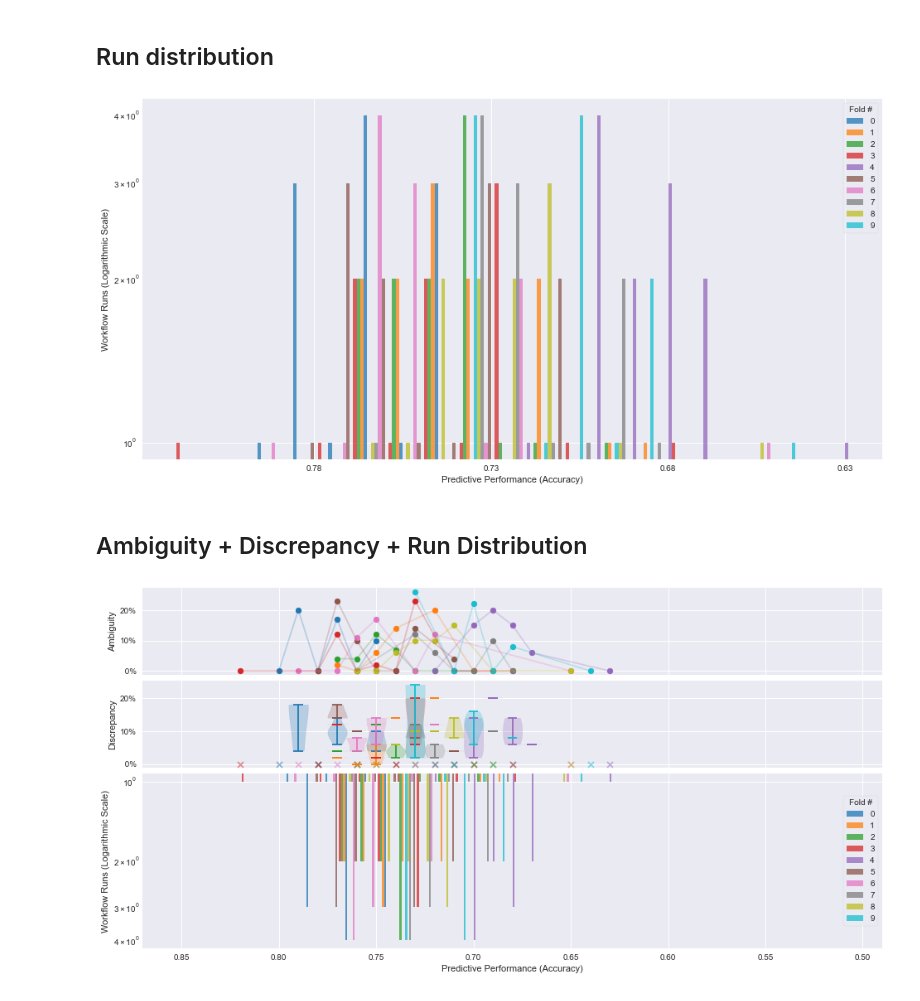
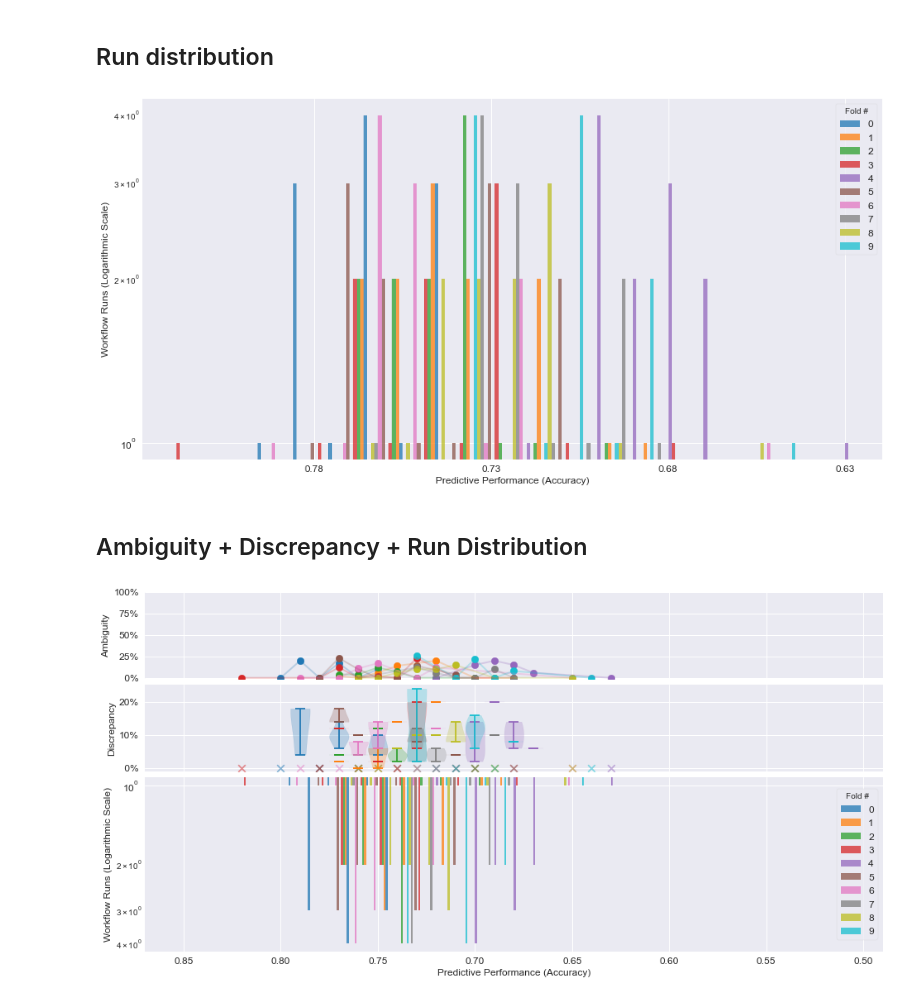
Before and after one commit to So-Cool/CrossModelFairness, a Jupyter notebook: notebooks/ambiguity.ipynb, the cells around one changed output. Cells and saved outputs as stored; diff of their text form; code cells hidden in the pictures.

```diff
--- a/notebooks/ambiguity.ipynb
+++ b/notebooks/ambiguity.ipynb
@@ -117,7 +116,7 @@ for fold_id in folds:
     ambiguity[fold_id]['total'] = amb.shape[0]
 
     if STORE_AMBIGUITY:
-        with open(f'run_cache/ambiguity/ambiguity_{task_id}_{flow_id}_{fold_id}.pkl', 'wb') as f:
+        with open(f'./run_cache/ambiguity/ambiguity_{task_id}_{flow_id}_{fold_id}.pkl', 'wb') as f:
             pickle.dump(ambiguity, f)
 # %% [output]
 Fold: 0: [====================================================================================================] 100%
@@ -250,7 +264,7 @@ for x_y, x_y_box, fold_id, c in zip(plotlines_discrepancy, plotlines_discrepancy
     labels.append((plt_patches.Patch(color=c),  # pc.get_facecolor().flatten()
                    fold_id))
     #
-    plt.scatter(no_box, [0]*len(no_box), marker='x', color=c, alpha=.5)
+    plt.scatter(no_box, [0]*len(no_box), marker='x', color=c, alpha=.5, s=75)
 
 if x_precision:
     plt.xticks(
@@ -260,15 +274,18 @@ if x_precision:
 f.axes[0].invert_xaxis()
 f.axes[0].yaxis.set_major_formatter(plt.FuncFormatter(lambda val, loc: f'{100*val:2.0f}%'))
 
-plt.xlabel('Predictive Performance (Accuracy)')
-plt.ylabel('Discrepancy')
+plt.xlabel('Predictive Performance (Accuracy)', fontsize=12)
+plt.ylabel('Discrepancy', fontsize=12)
+
+plt.xticks(fontsize=12)
+plt.yticks(fontsize=12)
 
 #plt.legend(title='Fold #', loc='upper right', frameon=True, framealpha=.75)  # , facecolor='white'
-plt.legend(*zip(*labels), title='Fold #', loc='upper right', frameon=True, framealpha=.75)  # , facecolor='white'
+plt.legend(*zip(*labels), title='Fold #', loc='upper right', frameon=True, framealpha=.75, fontsize=12)  # , facecolor='white'
 
 if save_fig:
     plt.savefig(
-        f'../figure/discrepancy_{task_id}_{flow_id}_{delta}.pdf',
+        f'./figures/discrepancy_{task_id}_{flow_id}_{delta}.pdf',
         dpi=300,
         bbox_inches='tight',
         pad_inches=0)
@@ -301,19 +318,22 @@ if x_precision:
         np.arange(min(x_range), max(x_range), x_precision)
     )
 
-plt.xlabel('Predictive Performance (Accuracy)')
-plt.ylabel('Workflow Runs (Logarithmic Scale)')
+plt.xlabel('Predictive Performance (Accuracy)', fontsize=12)
+plt.ylabel('Workflow Runs (Logarithmic Scale)', fontsize=12)
 
-plt.legend(title='Fold #', loc='upper right', frameon=True, framealpha=.75)  # , facecolor='white'
+plt.xticks(fontsize=12)
+plt.yticks(fontsize=12)
+
+plt.legend(title='Fold #', loc='upper right', frameon=True, framealpha=.75, fontsize=12)  # , facecolor='white'
 
 if save_fig:
     plt.savefig(
-        f'../figure/ambiguity_count_{task_id}_{flow_id}_{delta}.pdf',
+        f'./figures/ambiguity_count_{task_id}_{flow_id}_{delta}.pdf',
         dpi=300,
         bbox_inches='tight',
         pad_inches=0)
 # %% [output]
-[figure, old version]
+[figure, new version]
 # %% [markdown]
 ## Ambiguity + Discrepancy + Run Distribution
 # %%
@@ -325,8 +345,8 @@ fig2, (axis21, axis211, axis22) = plt.subplots(  # change
 x_range = set()
 for (x, y), fold_id, c in zip(plotlines, folds, colours):
     x_range = x_range.union(x)
-    axis21.plot(x, y, color=c, alpha=.25)
-    axis21.scatter(x, y, color=c, label=fold_id)
+    axis21.plot(x, y, color=c, alpha=.25, lw=2)
+    axis21.scatter(x, y, color=c, label=fold_id, s=75)
 
 # if x_precision:
 #     axis21.set_xticks(
@@ -336,7 +356,10 @@ for (x, y), fold_id, c in zip(plotlines, folds, colours):
 # axis21.invert_xaxis()
 axis21.yaxis.set_major_formatter(plt.FuncFormatter(lambda val, loc: f'{100*val:2.0f}%'))
 
-axis21.set_ylabel('Ambiguity')
+if task_id == 31: axis21.set_yticks(np.arange(0, 1.01, .25))
+axis21.tick_params(axis='y', labelsize=12)
+
+axis21.set_ylabel('Ambiguity', fontsize=12)
 
 #
 # axis21.legend(title='Fold #', loc='upper right', frameon=True, framealpha=.75)  # , facecolor='white'
@@ -369,7 +392,7 @@ for x_y, x_y_box, fold_id, c in zip(plotlines_discrepancy, plotlines_discrepancy
     violins['cmins'].set_color(c)
     violins['cmaxes'].set_color(c)
     #
-    axis211.scatter(no_box, [0]*len(no_box), marker='x', color=c, alpha=.5)
+    axis211.scatter(no_box, [0]*len(no_box), marker='x', color=c, alpha=.5, s=75)
 
 # if x_precision:
 #     plt.xticks(
@@ -379,7 +402,9 @@ for x_y, x_y_box, fold_id, c in zip(plotlines_discrepancy, plotlines_discrepancy
 # axis211.invert_xaxis()
 axis211.yaxis.set_major_formatter(plt.FuncFormatter(lambda val, loc: f'{100*val:2.0f}%'))
 
-axis211.set_ylabel('Discrepancy')
+axis211.tick_params(axis='y', labelsize=12)
+
+axis211.set_ylabel('Discrepancy', fontsize=12)
 
 # fig2
 shift = [-.005, -0.004, -0.003, -0.002, -0.001, 0, 0.001, 0.002, 0.003, 0.004]
@@ -392,41 +417,44 @@ for (x, y), fold_id, c in zip(plotlines_count, folds, colours):
             color=c, alpha=.75)
 
 if x_precision:
     x_range_min, x_range_max = min(x_range), max(x_range)
-    # x_range_min, x_range_max = .40, .99
-    x_range_min, x_range_max = .5, .87
-    # x_range_min, x_range_max = .7, .89
+    if task_id == 29: x_range_min, x_range_max = .40, .99
+    if task_id == 31: x_range_min, x_range_max = .5, .87
+    if task_id == 7592: x_range_min, x_range_max = .7, .89
     axis22.set_xticks(
         np.arange(x_range_min, x_range_max, x_precision)
     )
-    # axis22.set_xlim(.39, .99)
-    axis22.set_xlim(.49, .87)
-    # axis22.set_xlim(.69, .89)
+    if task_id == 29: axis22.set_xlim(.39, .99)
+    if task_id == 31: axis22.set_xlim(.49, .87)
+    if task_id == 7592: axis22.set_xlim(.69, .89)
 
 axis22.set_yscale('log')
 
 axis22.invert_xaxis()
 axis22.invert_yaxis()
 
-axis22.set_xlabel('Predictive Performance (Accuracy)')
-axis22.set_ylabel('Workflow Runs (Logarithmic Scale)')
+axis22.set_xlabel('Predictive Performance (Accuracy)', fontsize=12)
+axis22.set_ylabel('Workflow Runs (Logarithmic Scale)', fontsize=12)
+
+axis22.tick_params(axis='x', labelsize=12)
+axis22.tick_params(axis='y', labelsize=12)
 
 #
-axis22.legend(title='Fold #', loc='center right', frameon=True, framealpha=.75)  # , facecolor='white'
+axis22.legend(title='Fold #', loc='center right', frameon=True, framealpha=.75, fontsize=12)  # , facecolor='white'
 #
 
 fig2.subplots_adjust(# left=0.1,
                      # bottom=0.1,
                      # right=0.9,
                      # top=0.9,
                      # wspace=0.4,
                      hspace=0.05)  # 0.025
 
 if save_fig:
     plt.savefig(
-        f'../figure/ambiguity_with_count_{task_id}_{flow_id}_{delta}.pdf',
+        f'./figures/ambiguity_with_count_{task_id}_{flow_id}_{delta}.pdf',
         dpi=300,
         bbox_inches='tight',
         pad_inches=0)
 # %% [output]
-[figure, old version]
+[figure, new version]
```
Also changed, not shown: parts of 3 cells of this notebook, 7 other files.
